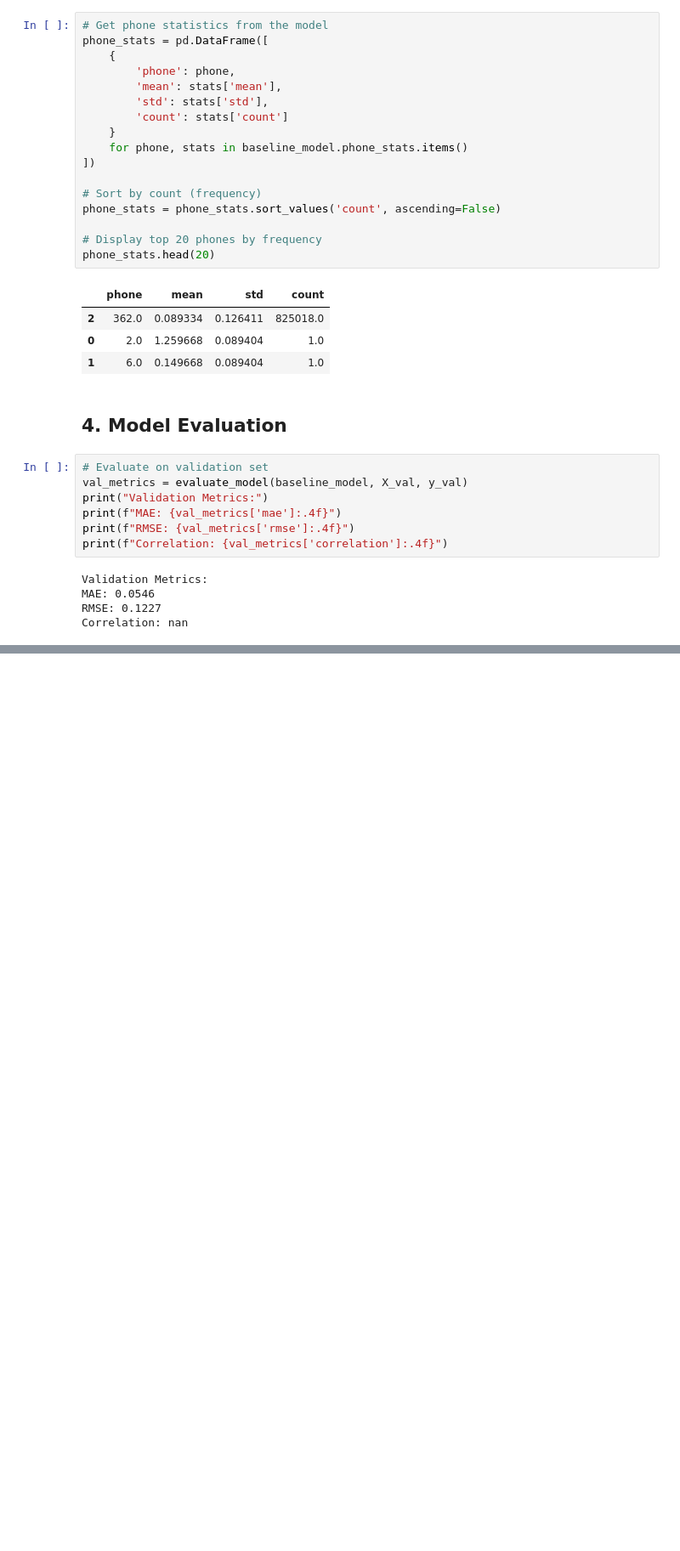
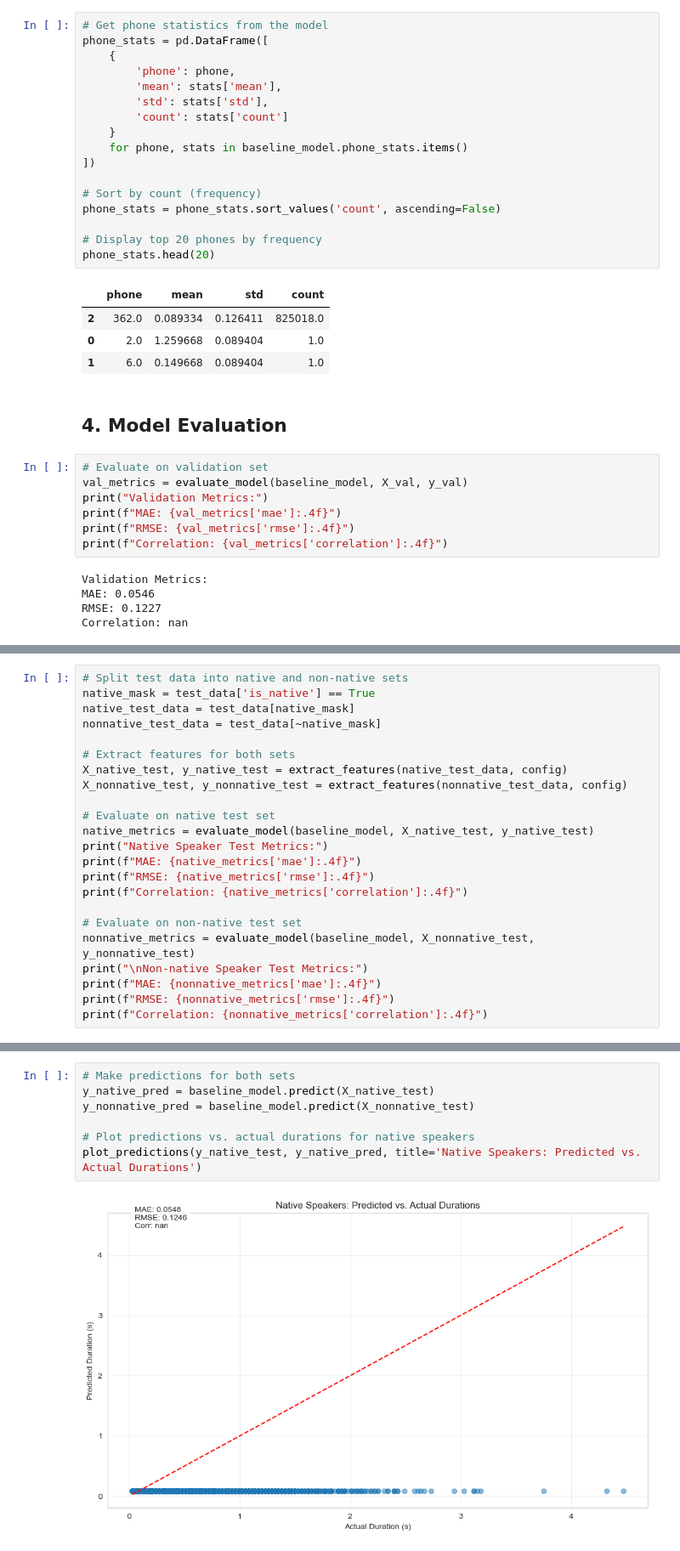
Before and after one commit to ivats2911/sub_word-unit-duration, a Jupyter notebook: subword_duration_modeling/notebooks/02_baseline_model.ipynb, the cells around one changed output, grey strips where cells are left out. Shown: that part at 85% size. Saved outputs shown, nothing was run; the diff lists cells and outputs as text; blank space fills up the shorter version.

```diff
--- a/subword_duration_modeling/notebooks/02_baseline_model.ipynb
+++ b/subword_duration_modeling/notebooks/02_baseline_model.ipynb
@@ -139,0 +179,23 @@ Correlation: nan
+# %%
+# Split test data into native and non-native sets
+native_mask = test_data['is_native'] == True
+native_test_data = test_data[native_mask]
+nonnative_test_data = test_data[~native_mask]
+
+# Extract features for both sets
+X_native_test, y_native_test = extract_features(native_test_data, config)
+X_nonnative_test, y_nonnative_test = extract_features(nonnative_test_data, config)
+
+# Evaluate on native test set
+native_metrics = evaluate_model(baseline_model, X_native_test, y_native_test)
+print("Native Speaker Test Metrics:")
+print(f"MAE: {native_metrics['mae']:.4f}")
+print(f"RMSE: {native_metrics['rmse']:.4f}")
+print(f"Correlation: {native_metrics['correlation']:.4f}")
+
+# Evaluate on non-native test set
+nonnative_metrics = evaluate_model(baseline_model, X_nonnative_test, y_nonnative_test)
+print("\nNon-native Speaker Test Metrics:")
+print(f"MAE: {nonnative_metrics['mae']:.4f}")
+print(f"RMSE: {nonnative_metrics['rmse']:.4f}")
+print(f"Correlation: {nonnative_metrics['correlation']:.4f}")
@@ -139,0 +212,9 @@ Correlation: nan
+# %%
+# Make predictions for both sets
+y_native_pred = baseline_model.predict(X_native_test)
+y_nonnative_pred = baseline_model.predict(X_nonnative_test)
+
+# Plot predictions vs. actual durations for native speakers
+plot_predictions(y_native_test, y_native_pred, title='Native Speakers: Predicted vs. Actual Durations')
+# %% [output]
+[figure, added]
```
Also changed, not shown: parts of 9 cells of this notebook, 3 other files.
